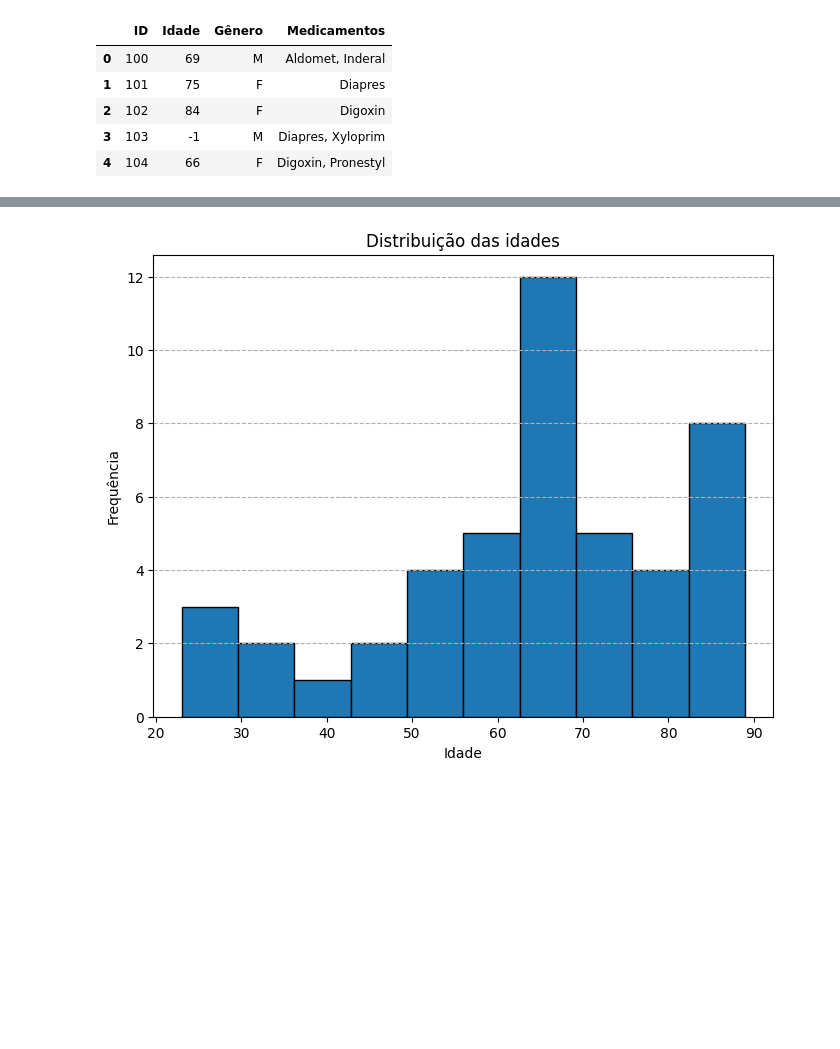
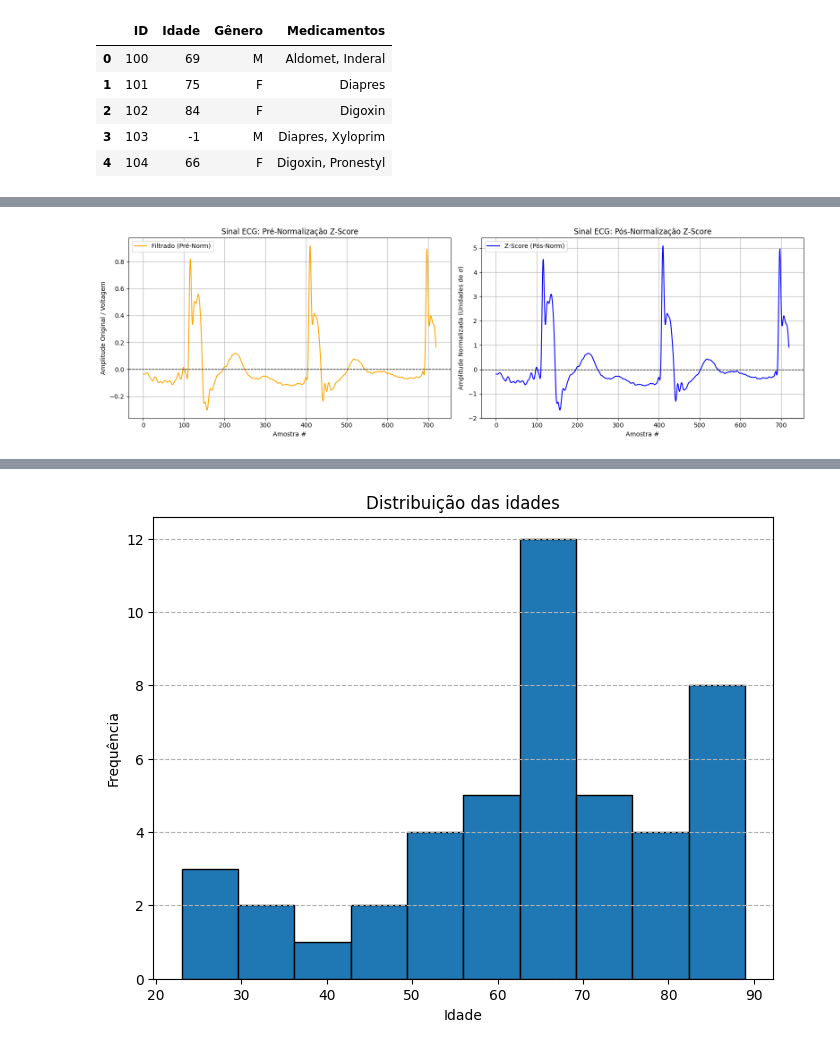
Before and after one commit to IgorVasconcelos1711/tcc-ecg-proccessing, a Jupyter notebook: code/israeli_data.ipynb, the cells around one changed output, grey strips where cells are left out. Saved outputs shown, nothing was run; the diff lists cells and outputs as text; code cells hidden in the pictures; blank space fills up the shorter version.

```diff
--- a/code/israeli_data.ipynb
+++ b/code/israeli_data.ipynb
@@ -50,0 +275,12 @@ df.head()
+# %%
+def read_subject_data(subject, verbose=False):
+
+    signal, fs, sig_name = read_subject_signal(subject)
+    annotation = read_subject_annotation(subject)
+    if verbose:
+        print(sig_name)
+        print('Signal shape:', signal.shape)
+        print('Signal frequency: ', fs)
+        print('number of annotated beats: ', len(annotation.sample))
+
+    return signal, fs, annotation
@@ -50,0 +289,8 @@ df.head()
+# %%
+available_pacients = get_available_pacients(records_folder)
+
+subject = available_pacients[2]
+signal, fs, annotation = read_subject_data(subject, verbose=True)
+
+signal_channel_1 = signal[:, 0]
+signal_channel_2 = signal[:, 1]
@@ -50,0 +302,67 @@ df.head()
+# %%
+# DEBUG REMOVER ISSO DEPOIS
+print(signal_channel_1.shape)
+
+def butterworth_filter(signal, order, fs=360):
+    nyquist = 0.5 * fs
+    low, high = 0.5 / nyquist, 45.0 / nyquist
+    b, a = butter(order, [low, high], btype='band')
+    return filtfilt(b, a, signal)
+
+def z_score(signal):
+    media = np.mean(signal)
+    desvio_padrao = np.std(signal)
+
+    # Printa as estatísticas pré-normalização para o console
+    print(f"--- Estatísticas Pré-Normalização ---")
+    print(f"Média: {media:.4f}")
+    print(f"Desvio Padrão: {desvio_padrao:.4f}")
+
+    if desvio_padrao == 0:
+        return (signal - media)
+
+    sinal_normalizado = (signal - media) / desvio_padrao
+
+    # Printa as estatísticas pós-normalização para conferência
+    print(f"\n--- Estatísticas Pós-Normalização ---")
+    print(f"Média: {np.mean(sinal_normalizado):.4f}") # Deve ser ~0
+    print(f"Desvio Padrão: {np.std(sinal_normalizado):.4f}") # Deve ser ~1
+
+    return sinal_normalizado
+
+# 1. Filtra o sinal (Pré-Normalização)
+filtered = butterworth_filter(signal_channel_1, order=4)
+
+# 2. Aplica o Z-Score (Pós-Normalização)
+final = z_score(filtered)
+
+# 3. Geração dos Gráficos Comparativos
+# Criamos uma figura com dois subplots lado a lado
+fig, axs = plt.subplots(1, 2, figsize=(16, 5), sharex=True)
+
+# Define o número de amostras para plotar (janela de ~2 segundos a 360Hz)
+num_samples = 720
+
+# --- Plot 1: Pré-Normalização (Sinal Apenas Filtrado) ---
+axs[0].plot(filtered[:num_samples], color='orange', label='Filtrado (Pré-Norm)')
+axs[0].set_title("Sinal ECG: Pré-Normalização Z-Score")
+axs[0].set_ylabel("Amplitude Original / Voltagem")
+axs[0].set_xlabel("Amostra #")
+axs[0].grid(True)
+axs[0].legend()
+
+# --- Plot 2: Pós-Normalização (Sinal Z-Score) ---
+axs[1].plot(final[:num_samples], color='blue', label='Z-Score (Pós-Norm)')
+axs[1].set_title("Sinal ECG: Pós-Normalização Z-Score")
+axs[1].set_ylabel("Amplitude Normalizada (Unidades de $\sigma$)")
+axs[1].set_xlabel("Amostra #")
+axs[1].grid(True)
+axs[1].legend()
+
+# Adiciona uma linha horizontal no zero para ambos os plots para referência da média
+axs[0].axhline(0, color='black', linewidth=1, linestyle='--')
+axs[1].axhline(0, color='black', linewidth=1, linestyle='--')
+
+plt.tight_layout() # Ajusta o espaçamento para não sobrepor títulos/eixos
+plt.show()
+# %% [output]
@@ -50,0 +377 @@ df.head()
+[figure, added]
```
Also changed, not shown: parts of 29 cells of this notebook, 1 other file.
